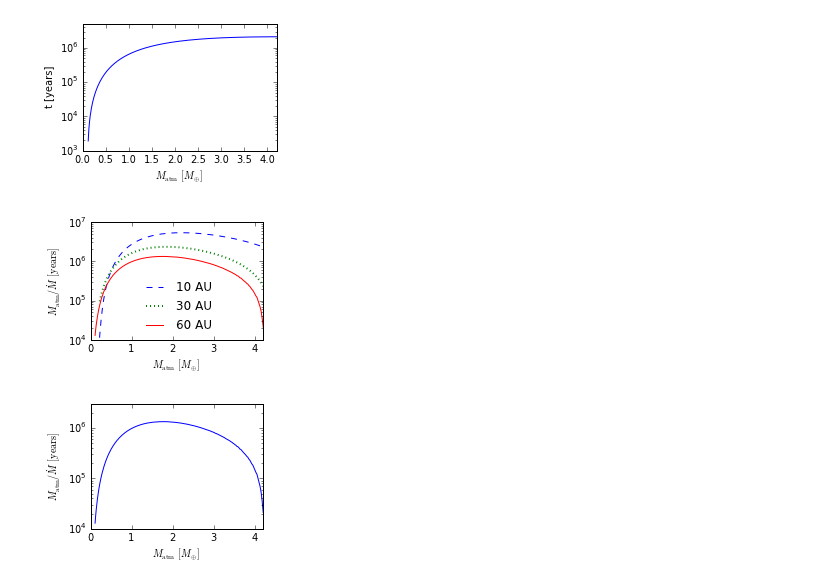
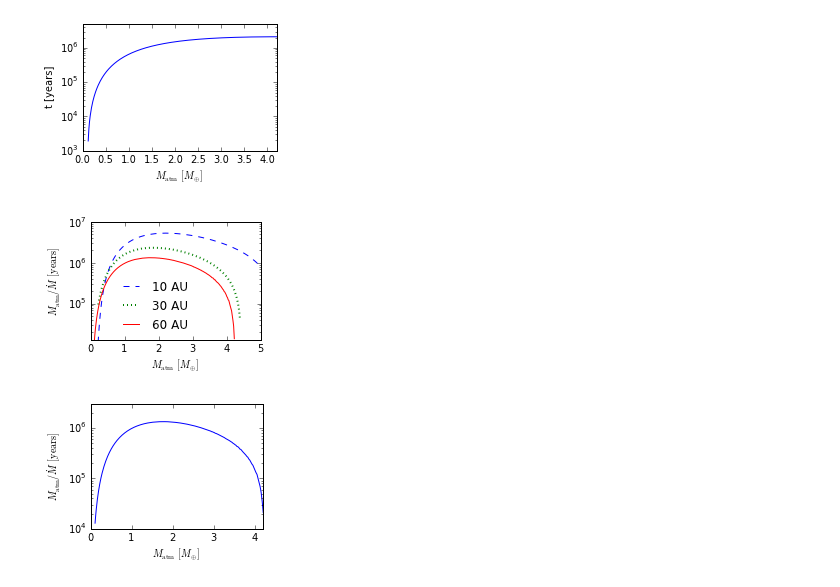
Before and after one commit to apiso/core_accretion, a Jupyter notebook: python/RadSGPoly/plots_poster.ipynb, the cells around one changed output. Cells and saved outputs as stored; diff of their text form; code cells hidden in the pictures.

```diff
--- a/python/RadSGPoly/plots_poster.ipynb
+++ b/python/RadSGPoly/plots_poster.ipynb
@@ -260,45 +260,45 @@ plt.tight_layout()
 # %% [output]
 [figure]
 # %%
-filename2 = 'Mt_profile.pdf'
+filename2 = 'Mt_profile_temp.pdf'
 
 fig = plt.figure(figsize = (3.3, 3.3 * 0.75))
 ax = fig.add_subplot(1,1,1)
 
 #f, ax2 = plt.subplots(2, sharex=True) #, figsize = (6.5, 3.5))
 
 
 ax.semilogy(M10[:-1] - Mc, (M10[:-1] - Mc)/dM10 * dtcrit10[:-1] / (365 * 24 * 3600), '--', label = r'%s AU' % str(int(a10)))
 ax.semilogy(M30[:-1] - Mc, (M30[:-1] - Mc)/dM30 * dtcrit30[:-1] / (365 * 24 * 3600), ':', lw = 2, label = r'%s AU' % str(int(a30)))
 ax.semilogy(M[:-1] - Mc, (M[:-1] - Mc)/dM * dtcrit[:-1] / (365 * 24 * 3600), label = r'%s AU' % str(int(a)))
-ax.set_xticks((0, 1, 2, 3, 4))
-ax.set_xticklabels(("0", "1", "2", "3", "4"))
+ax.set_xticks((0, 1, 2, 3, 4, 5))
+ax.set_xticklabels(("0", "1", "2", "3", "4", "5"))
 #ax2[0].semilogy(Mc + Matman + Mrad, Lan, label = 'analytic')
 ax.set_ylabel(r'$M_{\rm atm}/\dot{M}\, {\rm[years]}$')
 #ax.set_title(r'$M_c=5 M_{\oplus}$')
 ax.set_xlabel(r'$M_{\rm{atm}}\, [M_{\oplus}]$')
-ax.legend(loc = 8, frameon = False)
-ax.set_ylim(10**4, 10**7)
-ax.set_xlim(0, 4.2)
+ax.legend(loc = 3, bbox_to_anchor = (0.1, 0.005), frameon = False)
+ax.set_ylim(1.3 * 10**4, 10**7)
+ax.set_xlim(0, 5.0)
 #ax2[0].legend()
 #ax2[0].set_ylim(10**23, 10**26)
 
 #ax2[1].semilogy(M, t / (365 * 24 * 3600))
 #ax2[1].semilogy(Mc + Matman + Mrad, tcoolan)
 #ax2[1].set_ylabel(r't [years]')
 #ax2[1].set_xlabel(r'$M\;[M_{\oplus}]$')
 
 #ax2[1].set_xlim(5,10)
 #ax2[1].set_ylim(300,.9e9)
 #ax2[0].set_ylim(5e22, 1e26)
 
 #plt.draw()
 plt.tight_layout()
 
 #f.subplots_adjust(hspace=0) #this needs to be after a tight layoud
-#plt.savefig(userpath + '/figs/ModelAtmospheres/RadSelfGravPoly/PaperFigs/' + filename2)
+plt.savefig(userpath + '/figs/ModelAtmospheres/RadSelfGravPoly/PaperFigs/' + filename2)
 # %% [output]
-[figure, old version]
+[figure, new version]
 # %%
 filename2 = 'Mt_profile_RE.pdf'
 
```
Also changed, not shown: parts of 3 cells of this notebook, 3 other files.
